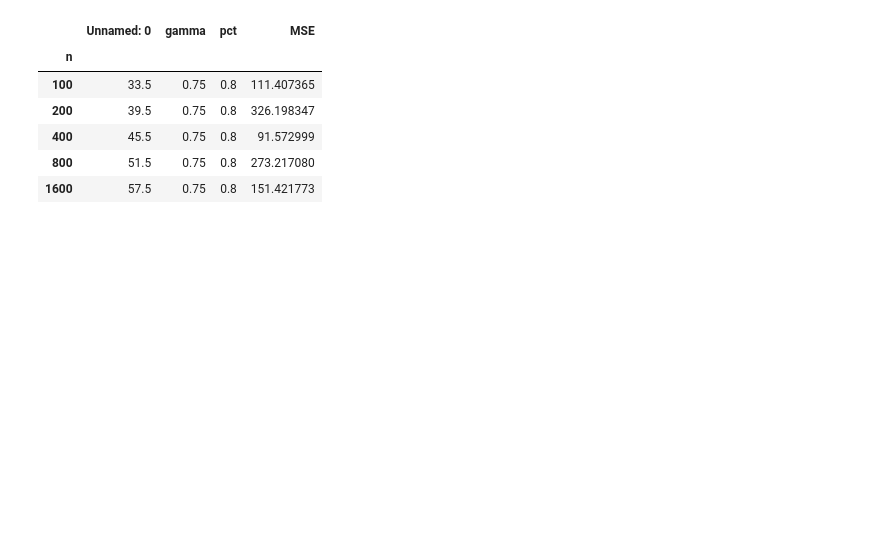
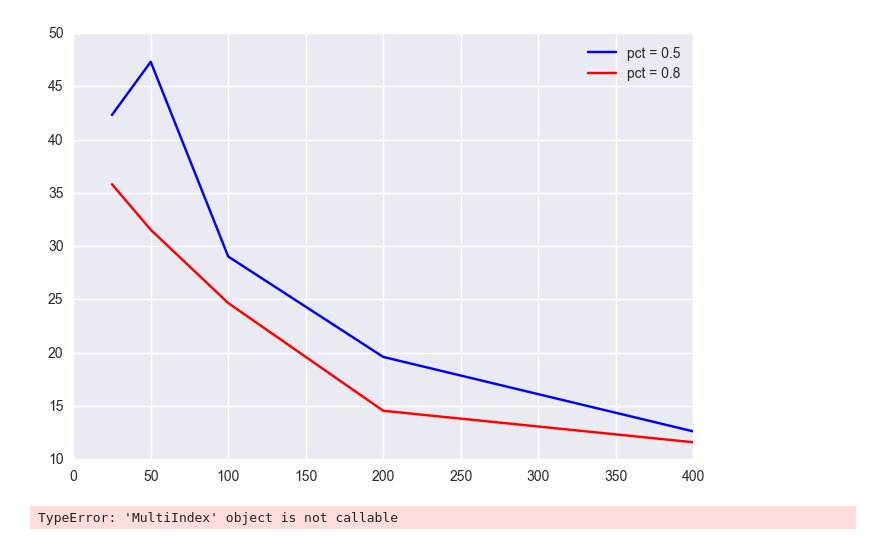
Before and after one commit to zihaoxu/BLB-RF-Simulation, a Jupyter notebook: Ipython - n_gamma_pct_MSE.ipynb, the cells around one changed output. Saved outputs shown, nothing was run; the diff lists cells and outputs as text; code cells hidden in the pictures; blank space fills up the shorter version.

```diff
--- a/Ipython - n_gamma_pct_MSE.ipynb
+++ b/Ipython - n_gamma_pct_MSE.ipynb
@@ -40,10 +45,16 @@ plt.show()
+# %%
+plt.figure()
+color_dict = {0.5:'b',0.8:'r'}
+for pct in s_fix['pct'].unique():
+    temp = s_fix[s_fix['pct']==pct]
+    plt.plot(temp['n'], temp['MSE'], c = color_dict[pct], label = "pct = " + str(pct))
+plt.legend()
+plt.show()
+# %% [output]
+[figure, added]
 # %%
-pct_fix.groupby('n').mean()
+newd = pd.DataFrame(df.groupby(['pct','n']).mean()['MSE'])
-# %% [output]
-|  | Unnamed: 0 | gamma | pct | MSE |
-| n |  |  |  |  |
-| 100 | 33.5 | 0.75 | 0.8 | 111.407365 |
-| 200 | 39.5 | 0.75 | 0.8 | 326.198347 |
-| 400 | 45.5 | 0.75 | 0.8 | 91.572999 |
-| 800 | 51.5 | 0.75 | 0.8 | 273.217080 |
-| 1600 | 57.5 | 0.75 | 0.8 | 151.421773 |
+# %%
+newd.index()
+# %% [output]
+TypeError: 'MultiIndex' object is not callable
```
Also changed, not shown: parts of 4 cells of this notebook, 2 other files.
